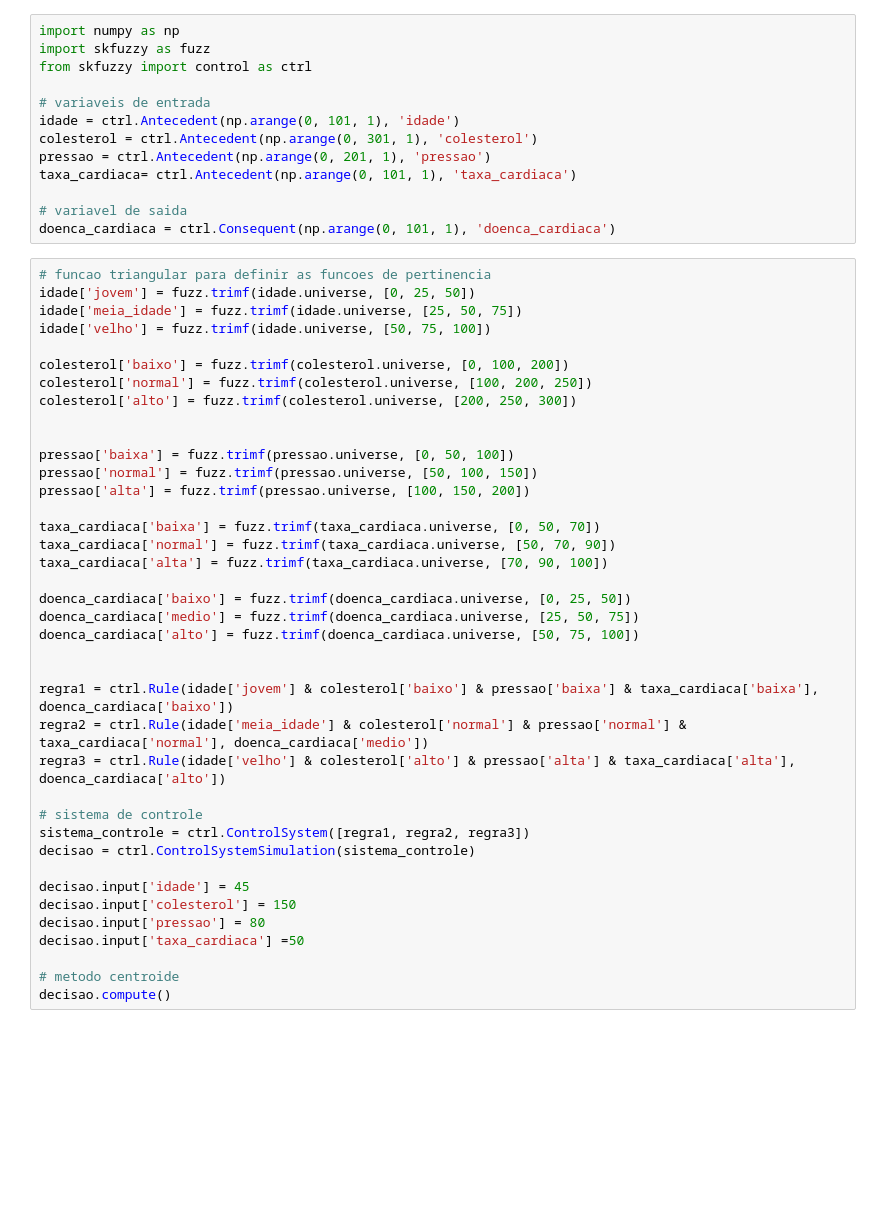
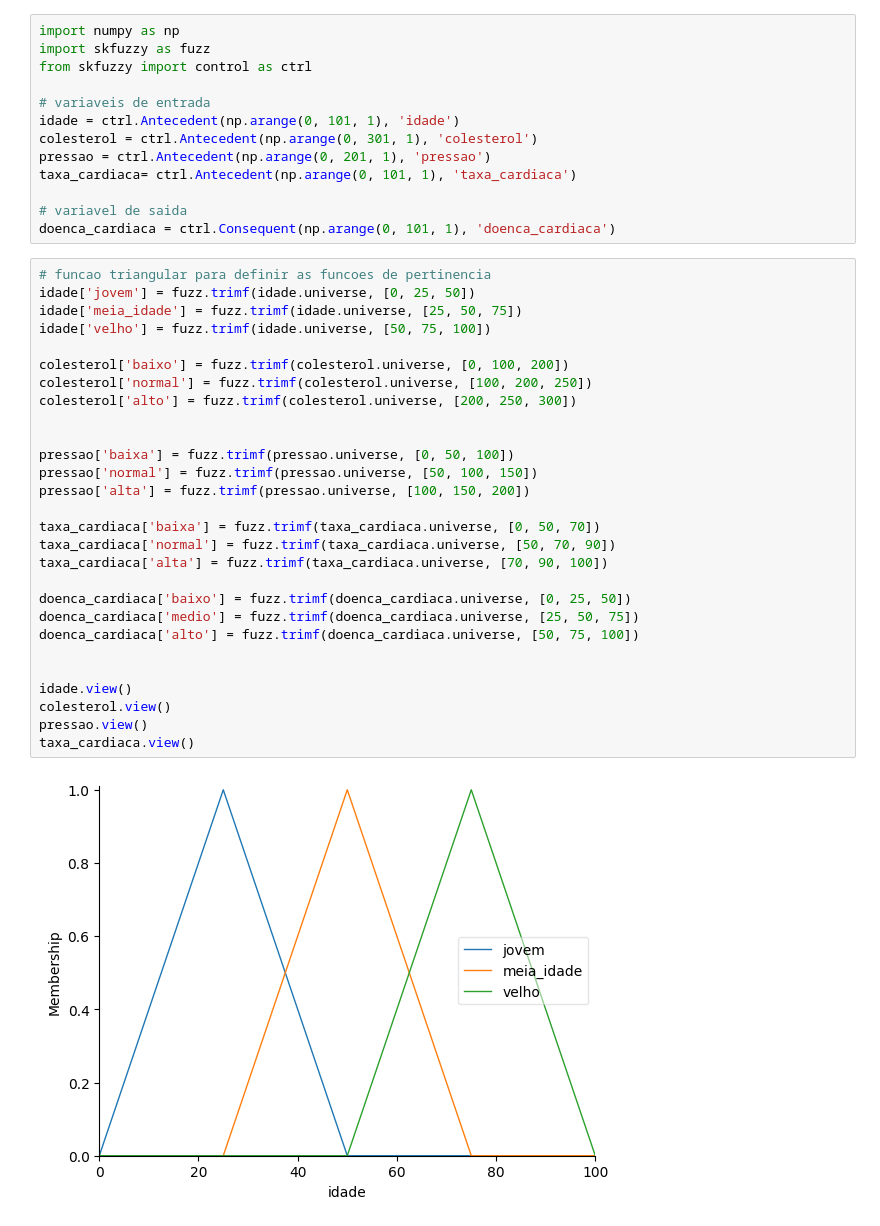
Before and after one commit to DouglasKenjiSakakibara01/logica-fuzzy, a Jupyter notebook: trab01.ipynb, the cells around one changed output. Drawn from its saved outputs; the diff is of its cells as text; blank space fills up the shorter version.

```diff
--- a/trab01.ipynb
+++ b/trab01.ipynb
@@ -14,39 +14,30 @@ doenca_cardiaca = ctrl.Consequent(np.arange(0, 101, 1), 'doenca_cardiaca')
 # %%
 # funcao triangular para definir as funcoes de pertinencia
 idade['jovem'] = fuzz.trimf(idade.universe, [0, 25, 50])
 idade['meia_idade'] = fuzz.trimf(idade.universe, [25, 50, 75])
 idade['velho'] = fuzz.trimf(idade.universe, [50, 75, 100])
 
 colesterol['baixo'] = fuzz.trimf(colesterol.universe, [0, 100, 200])
 colesterol['normal'] = fuzz.trimf(colesterol.universe, [100, 200, 250])
 colesterol['alto'] = fuzz.trimf(colesterol.universe, [200, 250, 300])
 
 
 pressao['baixa'] = fuzz.trimf(pressao.universe, [0, 50, 100])
 pressao['normal'] = fuzz.trimf(pressao.universe, [50, 100, 150])
 pressao['alta'] = fuzz.trimf(pressao.universe, [100, 150, 200])
 
 taxa_cardiaca['baixa'] = fuzz.trimf(taxa_cardiaca.universe, [0, 50, 70])
 taxa_cardiaca['normal'] = fuzz.trimf(taxa_cardiaca.universe, [50, 70, 90])
 taxa_cardiaca['alta'] = fuzz.trimf(taxa_cardiaca.universe, [70, 90, 100])
 
 doenca_cardiaca['baixo'] = fuzz.trimf(doenca_cardiaca.universe, [0, 25, 50])
 doenca_cardiaca['medio'] = fuzz.trimf(doenca_cardiaca.universe, [25, 50, 75])
 doenca_cardiaca['alto'] = fuzz.trimf(doenca_cardiaca.universe, [50, 75, 100])
 
 
-regra1 = ctrl.Rule(idade['jovem'] & colesterol['baixo'] & pressao['baixa'] & taxa_cardiaca['baixa'], doenca_cardiaca['baixo'])
-regra2 = ctrl.Rule(idade['meia_idade'] & colesterol['normal'] & pressao['normal'] & taxa_cardiaca['normal'], doenca_cardiaca['medio'])
-regra3 = ctrl.Rule(idade['velho'] & colesterol['alto'] & pressao['alta'] & taxa_cardiaca['alta'], doenca_cardiaca['alto'])
-
-# sistema de controle
-sistema_controle = ctrl.ControlSystem([regra1, regra2, regra3])
-decisao = ctrl.ControlSystemSimulation(sistema_controle)
-
-decisao.input['idade'] = 45
-decisao.input['colesterol'] = 150
-decisao.input['pressao'] = 80
-decisao.input['taxa_cardiaca'] =50
-
-# metodo centroide
-decisao.compute()
+idade.view()
+colesterol.view()
+pressao.view()
+taxa_cardiaca.view()
+# %% [output]
+[figure, added]
```
Also changed, not shown: parts of 3 cells of this notebook.
